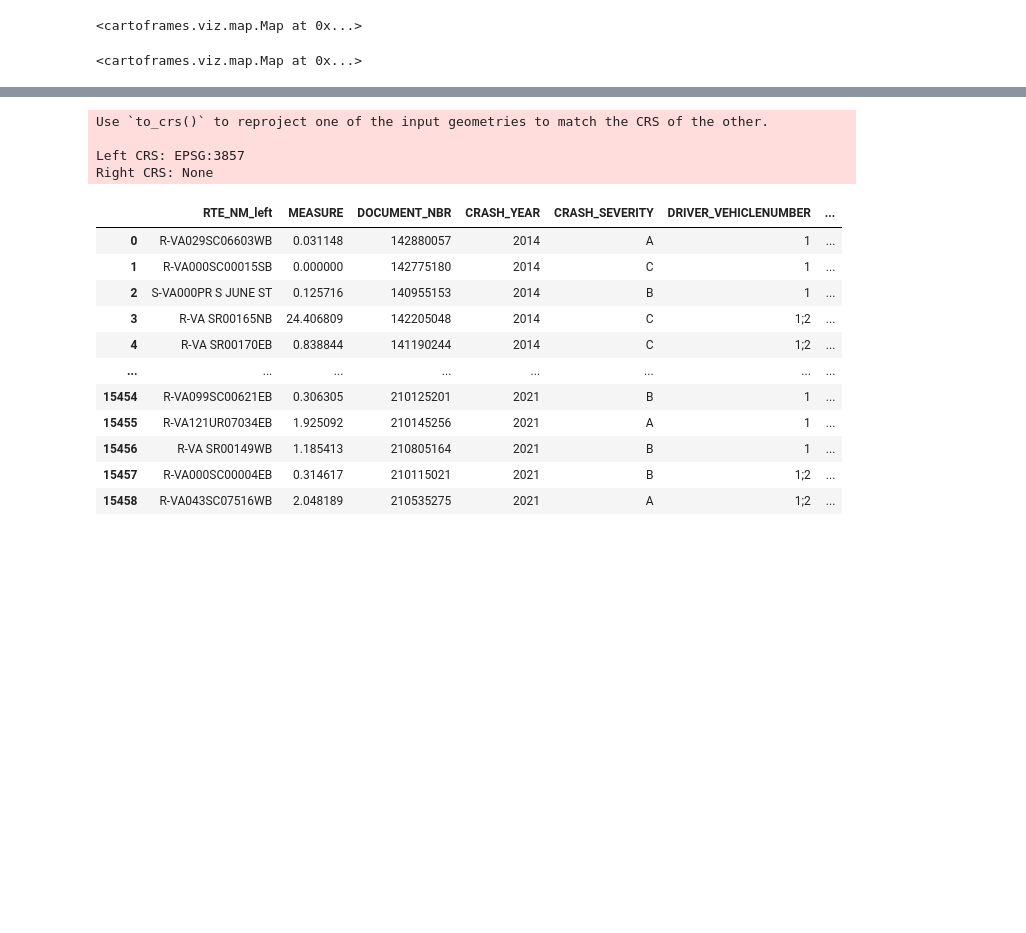
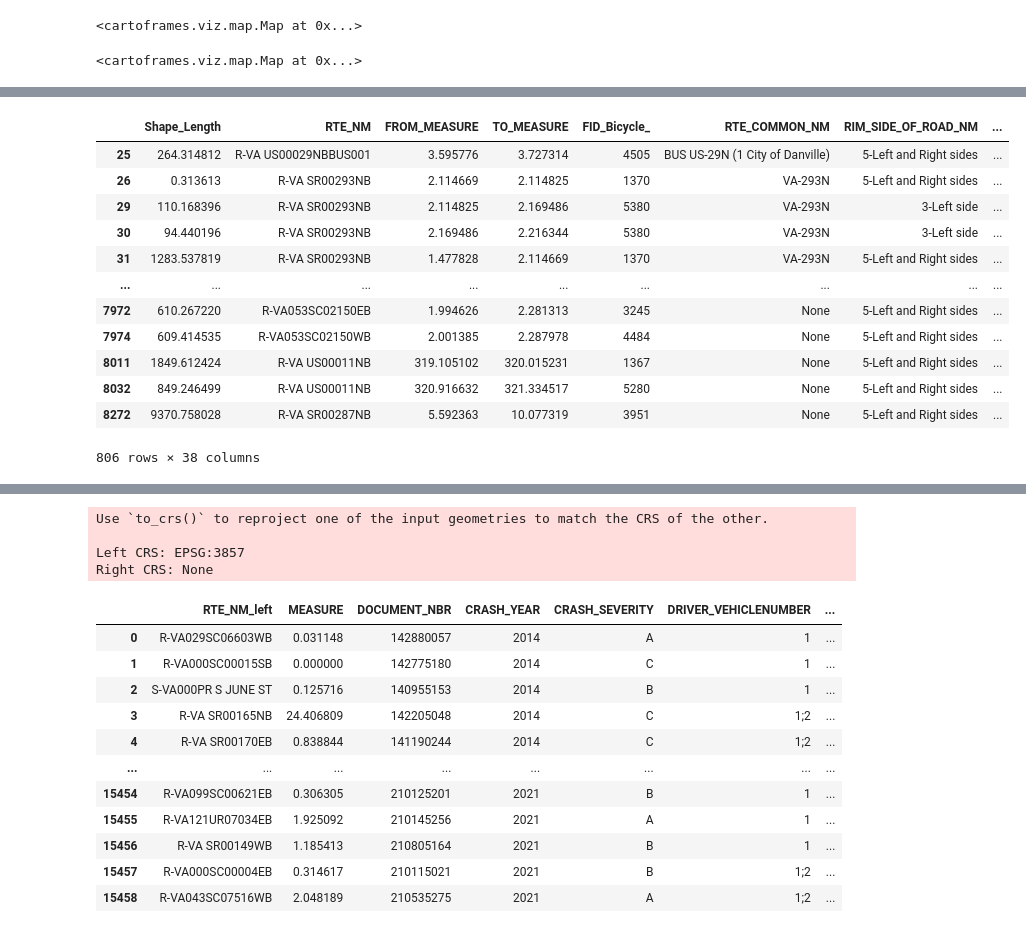
Before and after one commit to mjoireman/pathways-python, a Jupyter notebook: samples/gis_analysts_data_scientists/use_cases/01_bike_ped/bike_ped.ipynb, the cells around one changed output, grey strips where cells are left out. Cells and saved outputs as stored; diff of their text form; code cells hidden in the pictures; blank space fills up the shorter version.

```diff
--- a/samples/gis_analysts_data_scientists/use_cases/01_bike_ped/bike_ped.ipynb
+++ b/samples/gis_analysts_data_scientists/use_cases/01_bike_ped/bike_ped.ipynb
@@ -136,0 +158,18 @@ pyproj.datadir.set_data_dir('C:\\ProgramData\\Anaconda3\\envs\\pathways-ds\\Libr
+# %%
+#calculate total # of infrastructure projects in 2017
+subset_infra2017_df = infra_df[(infra_df.Accommodation_Year.str.fullmatch("2017", na=False))]
+subset_infra2017_df
+# %% [output]
+|  | Shape_Length | RTE_NM | FROM_MEASURE | TO_MEASURE | FID_Bicycle_ | RTE_COMMON_NM | RIM_SIDE_OF_ROAD_NM | ... |
+| 25 | 264.314812 | R-VA US00029NBBUS001 | 3.595776 | 3.727314 | 4505 | BUS US-29N (1 City of Danville) | 5-Left and Right sides | ... |
+| 26 | 0.313613 | R-VA SR00293NB | 2.114669 | 2.114825 | 1370 | VA-293N | 5-Left and Right sides | ... |
+| 29 | 110.168396 | R-VA SR00293NB | 2.114825 | 2.169486 | 5380 | VA-293N | 3-Left side | ... |
+| 30 | 94.440196 | R-VA SR00293NB | 2.169486 | 2.216344 | 5380 | VA-293N | 3-Left side | ... |
+| 31 | 1283.537819 | R-VA SR00293NB | 1.477828 | 2.114669 | 1370 | VA-293N | 5-Left and Right sides | ... |
+| ... | ... | ... | ... | ... | ... | ... | ... | ... |
+| 7972 | 610.267220 | R-VA053SC02150EB | 1.994626 | 2.281313 | 3245 | None | 5-Left and Right sides | ... |
+| 7974 | 609.414535 | R-VA053SC02150WB | 2.001385 | 2.287978 | 4484 | None | 5-Left and Right sides | ... |
+| 8011 | 1849.612424 | R-VA US00011NB | 319.105102 | 320.015231 | 1367 | None | 5-Left and Right sides | ... |
+| 8032 | 849.246499 | R-VA US00011NB | 320.916632 | 321.334517 | 5280 | None | 5-Left and Right sides | ... |
+| 8272 | 9370.758028 | R-VA SR00287NB | 5.592363 | 10.077319 | 3951 | None | 5-Left and Right sides | ... |
+806 rows × 38 columns
```
Also changed, not shown: parts of 6 cells of this notebook.
